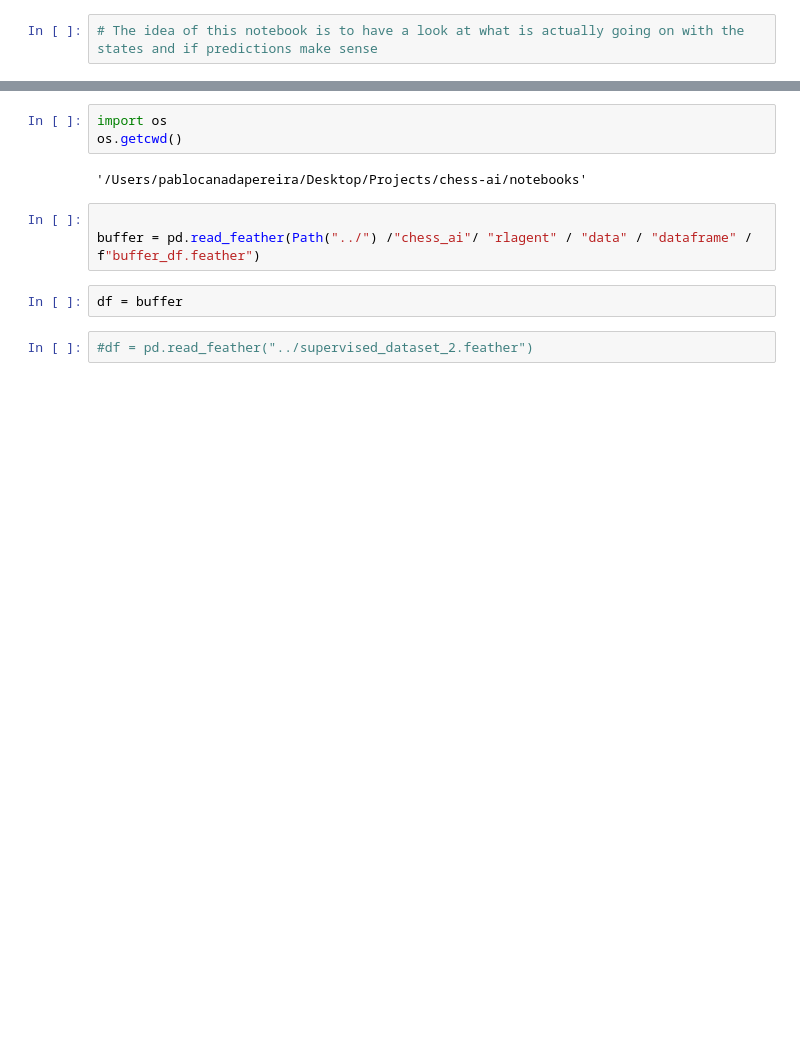
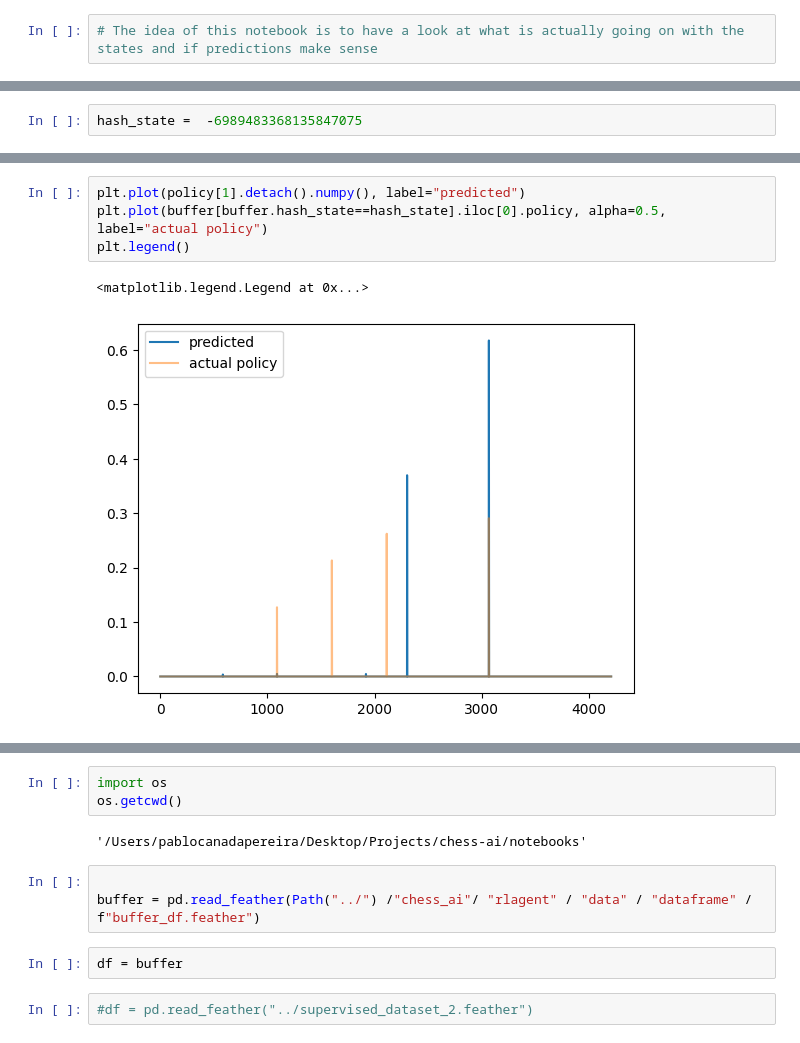
Before and after one commit to pacanada/chess-ai, a Jupyter notebook: notebooks/2022_21_11_check_supervised_dataset.ipynb, the cells around one changed output, grey strips where cells are left out. Drawn from its saved outputs; the diff is of its cells as text; blank space fills up the shorter version.

```diff
--- a/notebooks/2022_21_11_check_supervised_dataset.ipynb
+++ b/notebooks/2022_21_11_check_supervised_dataset.ipynb
@@ -11,0 +34,2 @@ from pathlib import Path
+# %%
+hash_state =  -6989483368135847075
@@ -11,0 +107,7 @@ from pathlib import Path
+# %%
+plt.plot(policy[1].detach().numpy(), label="predicted")
+plt.plot(buffer[buffer.hash_state==hash_state].iloc[0].policy, alpha=0.5, label="actual policy")
+plt.legend()
+# %% [output]
+<matplotlib.legend.Legend at 0x...>
+[figure, added]
```
Also changed, not shown: parts of 13 cells of this notebook, 9 other files.
